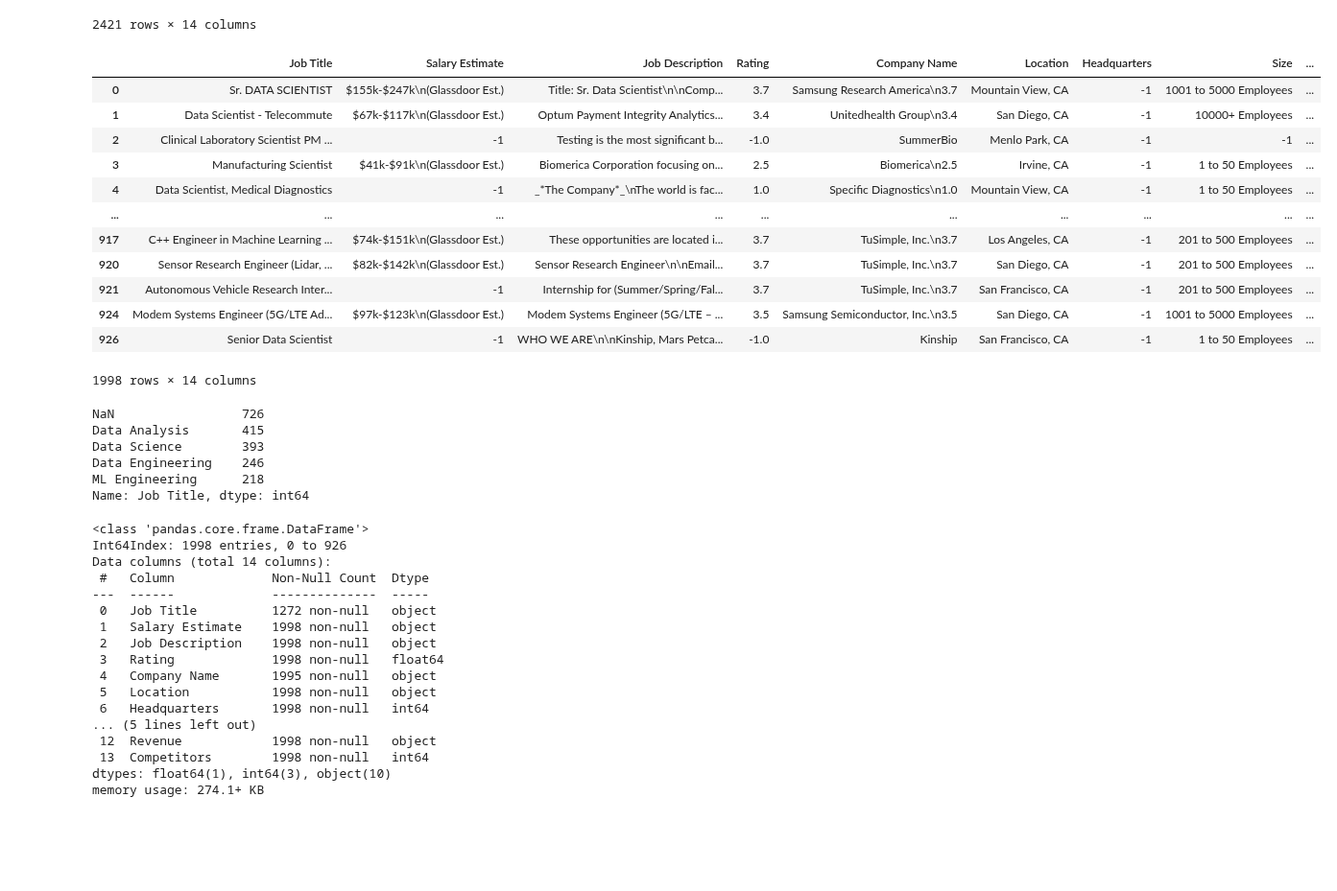
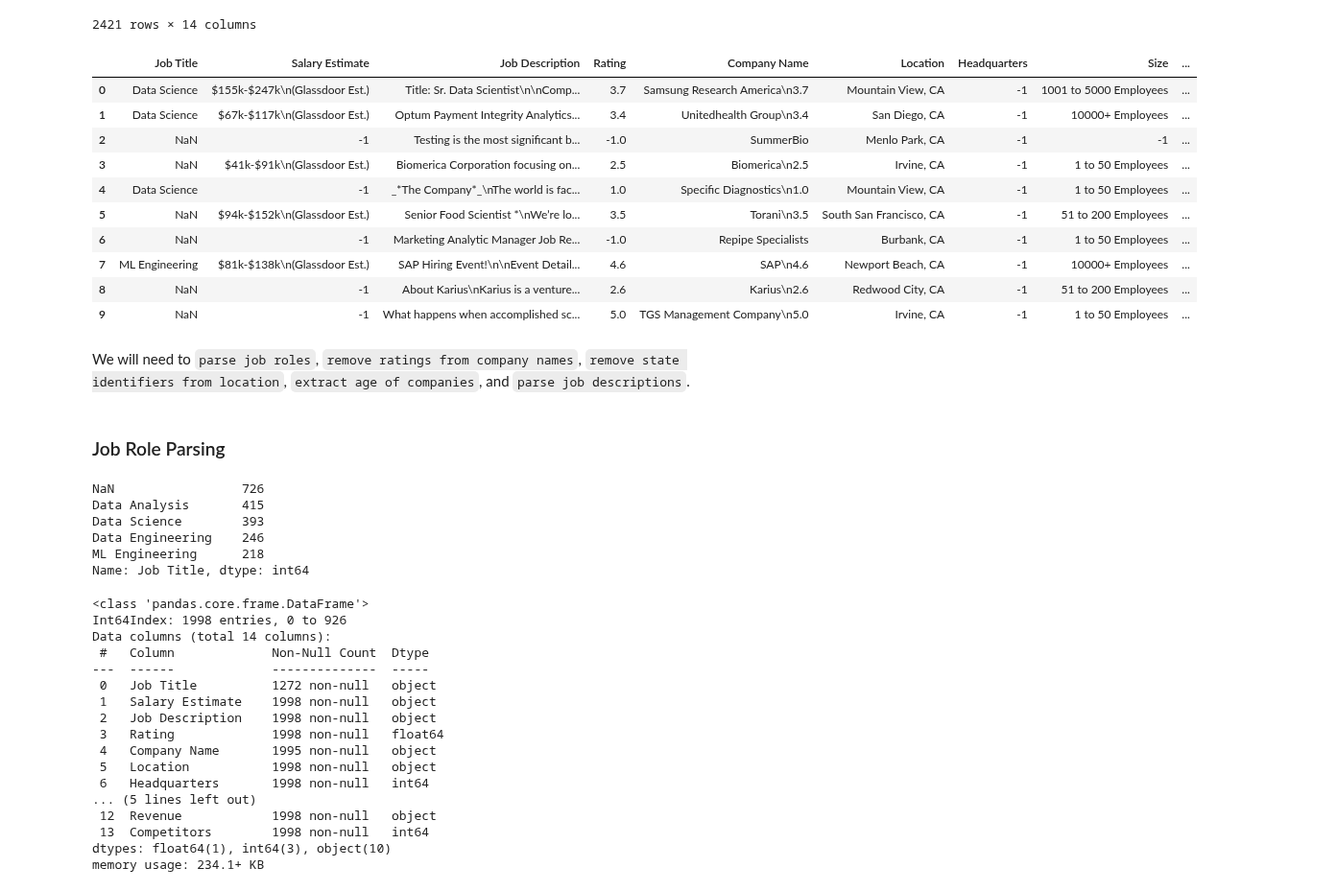
Before and after one commit to Jahnic/Data-Science, a Jupyter notebook: portfolio_project/data_clean.ipynb, the cells around one changed output. Shown at 96% size. Drawn from its saved outputs; the diff is of its cells as text; code cells hidden in the pictures; blank space fills up the shorter version.

Commit message:
chore: add markdown titles

```diff
--- a/portfolio_project/data_clean.ipynb
+++ b/portfolio_project/data_clean.ipynb
@@ -82,19 +86,21 @@ df
 # %%
 # Remove duplicate records from combined search queries.
 df = df[df["Job Description"].duplicated() == False]
-df
+df.head(10)
 # %% [output]
 |  | Job Title | Salary Estimate | Job Description | Rating | Company Name | Location | Headquarters | Size | ... |
-| 0 | Sr. DATA SCIENTIST | $155k-$247k\n(Glassdoor Est.) | Title: Sr. Data Scientist\n\nComp... | 3.7 | Samsung Research America\n3.7 | Mountain View, CA | -1 | 1001 to 5000 Employees | ... |
-| 1 | Data Scientist - Telecommute | $67k-$117k\n(Glassdoor Est.) | Optum Payment Integrity Analytics... | 3.4 | Unitedhealth Group\n3.4 | San Diego, CA | -1 | 10000+ Employees | ... |
-| 2 | Clinical Laboratory Scientist PM ... | -1 | Testing is the most significant b... | -1.0 | SummerBio | Menlo Park, CA | -1 | -1 | ... |
-| 3 | Manufacturing Scientist | $41k-$91k\n(Glassdoor Est.) | Biomerica Corporation focusing on... | 2.5 | Biomerica\n2.5 | Irvine, CA | -1 | 1 to 50 Employees | ... |
-| 4 | Data Scientist, Medical Diagnostics | -1 | _*The Company*_\nThe world is fac... | 1.0 | Specific Diagnostics\n1.0 | Mountain View, CA | -1 | 1 to 50 Employees | ... |
-| ... | ... | ... | ... | ... | ... | ... | ... | ... | ... |
-| 917 | C++ Engineer in Machine Learning ... | $74k-$151k\n(Glassdoor Est.) | These opportunities are located i... | 3.7 | TuSimple, Inc.\n3.7 | Los Angeles, CA | -1 | 201 to 500 Employees | ... |
-| 920 | Sensor Research Engineer (Lidar, ... | $82k-$142k\n(Glassdoor Est.) | Sensor Research Engineer\n\nEmail... | 3.7 | TuSimple, Inc.\n3.7 | San Diego, CA | -1 | 201 to 500 Employees | ... |
-| 921 | Autonomous Vehicle Research Inter... | -1 | Internship for (Summer/Spring/Fal... | 3.7 | TuSimple, Inc.\n3.7 | San Francisco, CA | -1 | 201 to 500 Employees | ... |
-| 924 | Modem Systems Engineer (5G/LTE Ad... | $97k-$123k\n(Glassdoor Est.) | Modem Systems Engineer (5G/LTE – ... | 3.5 | Samsung Semiconductor, Inc.\n3.5 | San Diego, CA | -1 | 1001 to 5000 Employees | ... |
-| 926 | Senior Data Scientist | -1 | WHO WE ARE\n\nKinship, Mars Petca... | -1.0 | Kinship | San Francisco, CA | -1 | 1 to 50 Employees | ... |
+| 0 | Data Science | $155k-$247k\n(Glassdoor Est.) | Title: Sr. Data Scientist\n\nComp... | 3.7 | Samsung Research America\n3.7 | Mountain View, CA | -1 | 1001 to 5000 Employees | ... |
+| 1 | Data Science | $67k-$117k\n(Glassdoor Est.) | Optum Payment Integrity Analytics... | 3.4 | Unitedhealth Group\n3.4 | San Diego, CA | -1 | 10000+ Employees | ... |
+| 2 | NaN | -1 | Testing is the most significant b... | -1.0 | SummerBio | Menlo Park, CA | -1 | -1 | ... |
+| 3 | NaN | $41k-$91k\n(Glassdoor Est.) | Biomerica Corporation focusing on... | 2.5 | Biomerica\n2.5 | Irvine, CA | -1 | 1 to 50 Employees | ... |
+| 4 | Data Science | -1 | _*The Company*_\nThe world is fac... | 1.0 | Specific Diagnostics\n1.0 | Mountain View, CA | -1 | 1 to 50 Employees | ... |
+| 5 | NaN | $94k-$152k\n(Glassdoor Est.) | Senior Food Scientist *\nWe’re lo... | 3.5 | Torani\n3.5 | South San Francisco, CA | -1 | 51 to 200 Employees | ... |
+| 6 | NaN | -1 | Marketing Analytic Manager Job Re... | -1.0 | Repipe Specialists | Burbank, CA | -1 | 1 to 50 Employees | ... |
+| 7 | ML Engineering | $81k-$138k\n(Glassdoor Est.) | SAP Hiring Event!\n\nEvent Detail... | 4.6 | SAP\n4.6 | Newport Beach, CA | -1 | 10000+ Employees | ... |
+| 8 | NaN | -1 | About Karius\nKarius is a venture... | 2.6 | Karius\n2.6 | Redwood City, CA | -1 | 51 to 200 Employees | ... |
+| 9 | NaN | -1 | What happens when accomplished sc... | 5.0 | TGS Management Company\n5.0 | Irvine, CA | -1 | 1 to 50 Employees | ... |
-1998 rows × 14 columns
+# %% [markdown]
+We will need to `parse job roles`, `remove ratings from company names`, `remove state identifiers from location`, `extract age of companies`, and `parse job descriptions`.
+# %% [markdown]
+### Job Role Parsing
 # %%
@@ -122,7 +128,7 @@ ML Engineering      218
 Name: Job Title, dtype: int64
 # %%
 # Replaces Job Titles
-df["Job Title"] = extracted_job_titles
+df["Job Title"] = extracted_job_roles
 df.info()
 # %% [output]
 <class 'pandas.core.frame.DataFrame'>
@@ -141,4 +147,4 @@ Data columns (total 14 columns):
  12  Revenue            1998 non-null   object
  13  Competitors        1998 non-null   int64
 dtypes: float64(1), int64(3), object(10)
-memory usage: 274.1+ KB
+memory usage: 234.1+ KB
```
Also changed, not shown: parts of 8 cells of this notebook.
